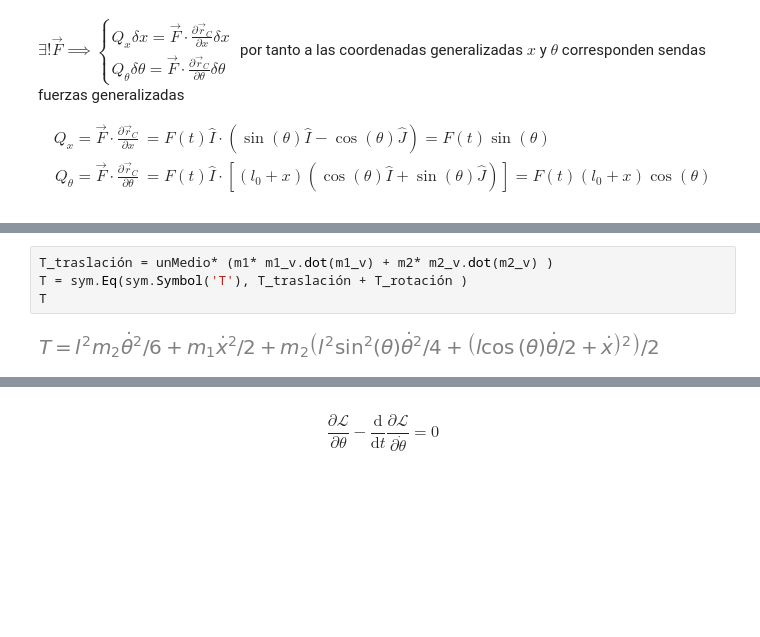
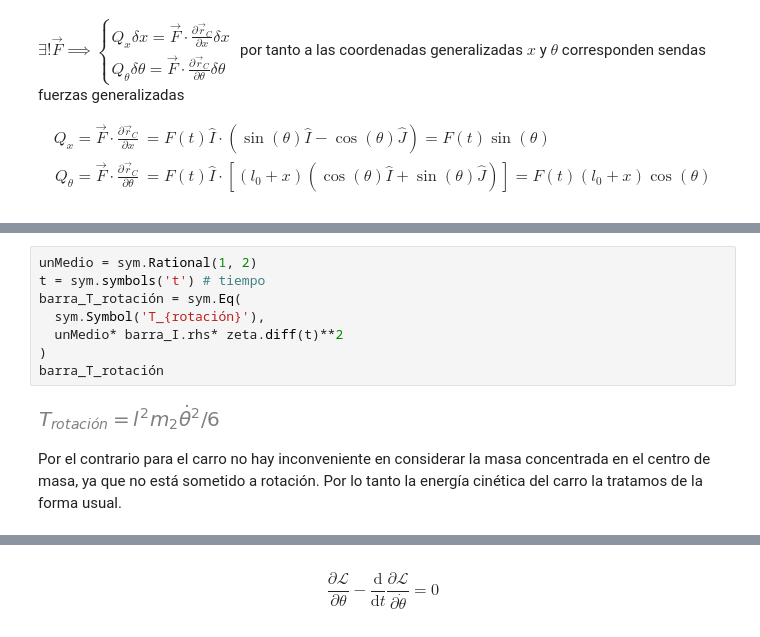
Before and after one commit to bettachini/MecanicaAnaliticaComputacional, a Jupyter notebook: 08NoConservativas/noConservativasEjemplos.ipynb, the cells around one changed output, grey strips where cells are left out. Drawn from its saved outputs; the diff is of its cells as text; blank space fills up the shorter version.

```diff
--- a/08NoConservativas/noConservativasEjemplos.ipynb
+++ b/08NoConservativas/noConservativasEjemplos.ipynb
@@ -140,6 +121,12 @@ I_barra_extremo
-# %%
-T_traslación = unMedio* (m1* m1_v.dot(m1_v) + m2* m2_v.dot(m2_v) )
-T = sym.Eq(sym.Symbol('T'), T_traslación + T_rotación )
-T
-# %% [output]
-[figure, removed]
+# %%
+unMedio = sym.Rational(1, 2)
+t = sym.symbols('t') # tiempo
+barra_T_rotación = sym.Eq(
+  sym.Symbol('T_{rotación}'),
+  unMedio* barra_I.rhs* zeta.diff(t)**2
+)
+barra_T_rotación
+# %% [output]
+[figure, added]
+# %% [markdown]
+Por el contrario para el carro no hay inconveniente en considerar la masa concentrada en el centro de masa, ya que no está sometido a rotación. Por lo tanto la energía cinética del carro la tratamos de la forma usual.
```
Also changed, not shown: parts of 36 cells of this notebook, 3 other files.
